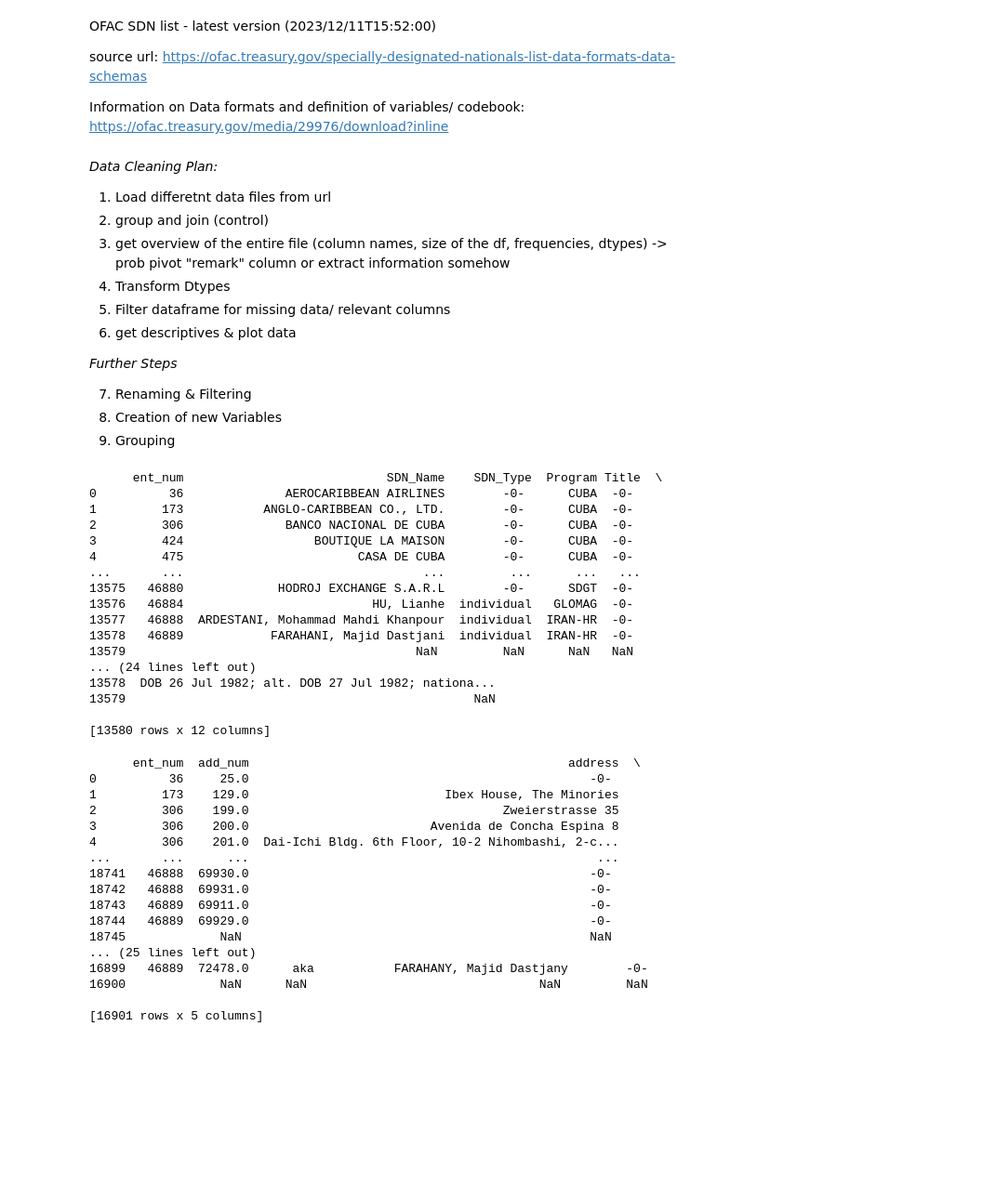
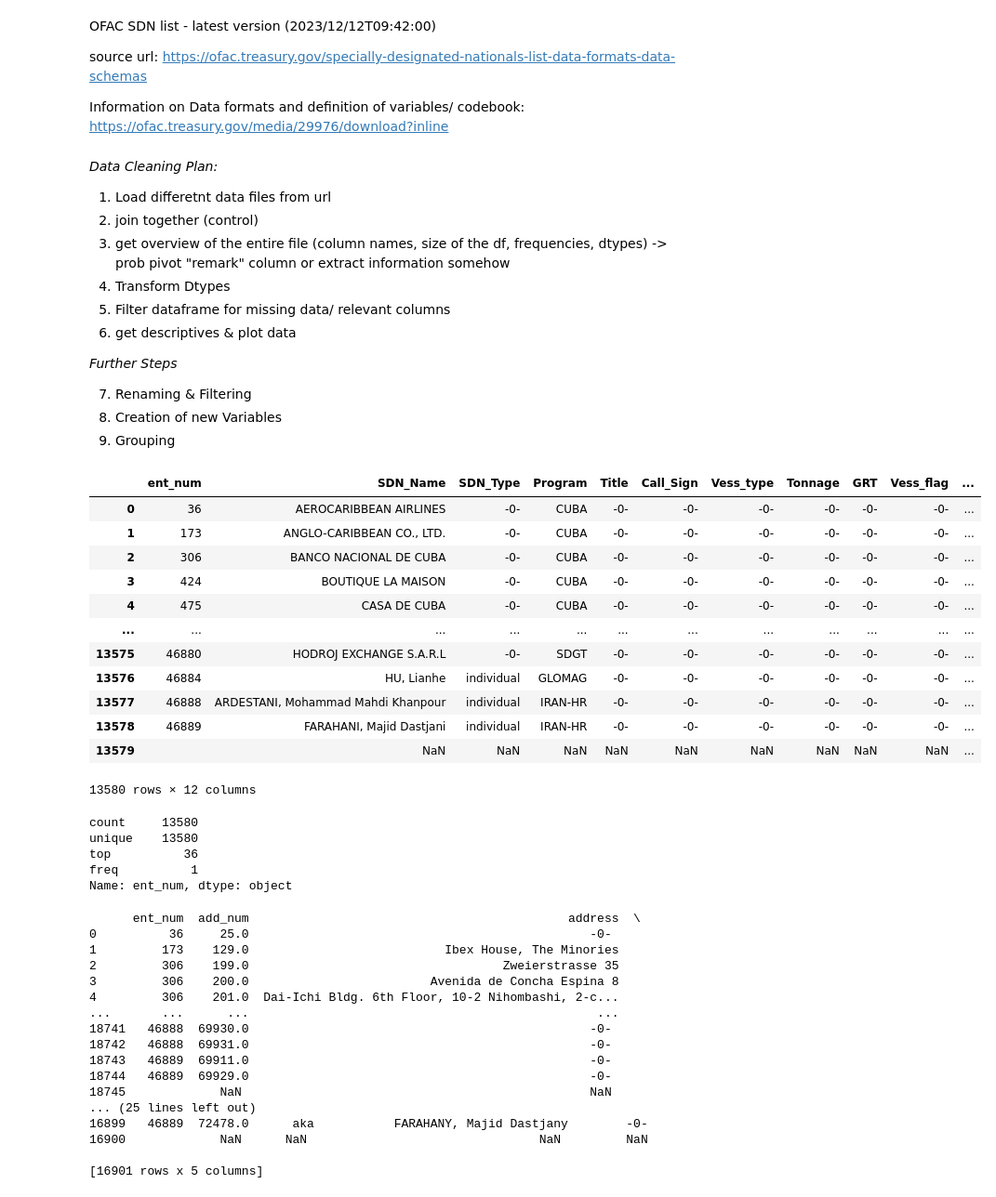
Before and after one commit to NatStrom/INSA, a Jupyter notebook: US/OFAC_SDN.ipynb, the cells around one changed output. Shown at 93% size. Drawn from its saved outputs; the diff is of its cells as text; code cells hidden in the pictures; blank space fills up the shorter version.

Commit message:
api call

```diff
--- a/US/OFAC_SDN.ipynb
+++ b/US/OFAC_SDN.ipynb
@@ -1,5 +1,5 @@
 # %% [markdown]
-OFAC SDN list - latest version (2023/12/11T15:52:00)
+OFAC SDN list - latest version (2023/12/12T09:42:00)
 
 source url: https://ofac.treasury.gov/specially-designated-nationals-list-data-formats-data-schemas
 
@@ -9,7 +9,7 @@ Information on Data formats and definition of variables/ codebook: https://ofac.
 
 
 1. Load differetnt data files from url
-2. group and join (control)
+2. join together (control)
 3. get overview of the entire file (column names, size of the df, frequencies, dtypes)
 -> prob pivot "remark" column or extract information somehow
 4. Transform Dtypes
@@ -29,27 +29,31 @@ import os
 # %%
 #load the data
 #first define the columns I want the data assigned to
 columns = ["ent_num","SDN_Name","SDN_Type","Program","Title","Call_Sign","Vess_type","Tonnage","GRT","Vess_flag","Vess_owner","Remarks"]
 df=pd.read_csv("https://www.treasury.gov/ofac/downloads/sdn.csv",names=columns,header=None)
-print(df)
+df
 # %% [output]
+|  | ent_num | SDN_Name | SDN_Type | Program | Title | Call_Sign | Vess_type | Tonnage | GRT | Vess_flag | ... |
+| 0 | 36 | AEROCARIBBEAN AIRLINES | -0- | CUBA | -0- | -0- | -0- | -0- | -0- | -0- | ... |
+| 1 | 173 | ANGLO-CARIBBEAN CO., LTD. | -0- | CUBA | -0- | -0- | -0- | -0- | -0- | -0- | ... |
+| 2 | 306 | BANCO NACIONAL DE CUBA | -0- | CUBA | -0- | -0- | -0- | -0- | -0- | -0- | ... |
+| 3 | 424 | BOUTIQUE LA MAISON | -0- | CUBA | -0- | -0- | -0- | -0- | -0- | -0- | ... |
+| 4 | 475 | CASA DE CUBA | -0- | CUBA | -0- | -0- | -0- | -0- | -0- | -0- | ... |
+| ... | ... | ... | ... | ... | ... | ... | ... | ... | ... | ... | ... |
+| 13575 | 46880 | HODROJ EXCHANGE S.A.R.L | -0- | SDGT | -0- | -0- | -0- | -0- | -0- | -0- | ... |
+| 13576 | 46884 | HU, Lianhe | individual | GLOMAG | -0- | -0- | -0- | -0- | -0- | -0- | ... |
+| 13577 | 46888 | ARDESTANI, Mohammad Mahdi Khanpour | individual | IRAN-HR | -0- | -0- | -0- | -0- | -0- | -0- | ... |
+| 13578 | 46889 | FARAHANI, Majid Dastjani | individual | IRAN-HR | -0- | -0- | -0- | -0- | -0- | -0- | ... |
+| 13579 |  | NaN | NaN | NaN | NaN | NaN | NaN | NaN | NaN | NaN | ... |
-      ent_num                            SDN_Name    SDN_Type  Program Title  \
-0          36              AEROCARIBBEAN AIRLINES        -0-      CUBA  -0-
-1         173           ANGLO-CARIBBEAN CO., LTD.        -0-      CUBA  -0-
-2         306              BANCO NACIONAL DE CUBA        -0-      CUBA  -0-
-3         424                  BOUTIQUE LA MAISON        -0-      CUBA  -0-
-4         475                        CASA DE CUBA        -0-      CUBA  -0-
-...       ...                                 ...         ...      ...   ...
-13575   46880             HODROJ EXCHANGE S.A.R.L        -0-      SDGT  -0-
-13576   46884                          HU, Lianhe  individual   GLOMAG  -0-
-13577   46888  ARDESTANI, Mohammad Mahdi Khanpour  individual  IRAN-HR  -0-
-13578   46889            FARAHANI, Majid Dastjani  individual  IRAN-HR  -0-
-13579                                        NaN         NaN      NaN   NaN
-... (24 lines left out)
-13578  DOB 26 Jul 1982; alt. DOB 27 Jul 1982; nationa...
-13579                                                NaN
-
-[13580 rows x 12 columns]
+13580 rows × 12 columns
+# %%
+df.ent_num.describe()
+# %% [output]
+count     13580
+unique    13580
+top          36
+freq          1
+Name: ent_num, dtype: object
 # %%
 #now load the additional datasets, griup all of the by the ID and then join together
 columns_add=["ent_num","add_num","address","city","state_province","postal_code","country""add_remarks"]
```
Also changed, not shown: parts of 7 cells of this notebook, 1 other file.
